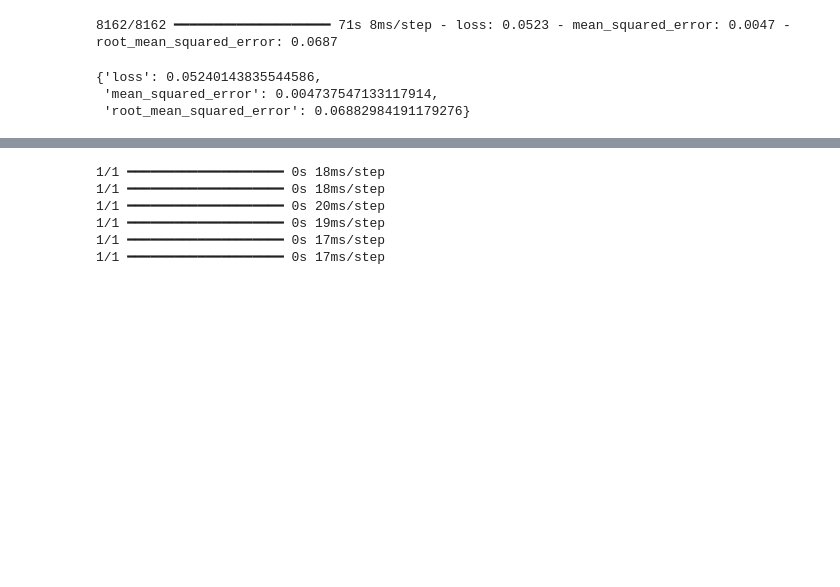
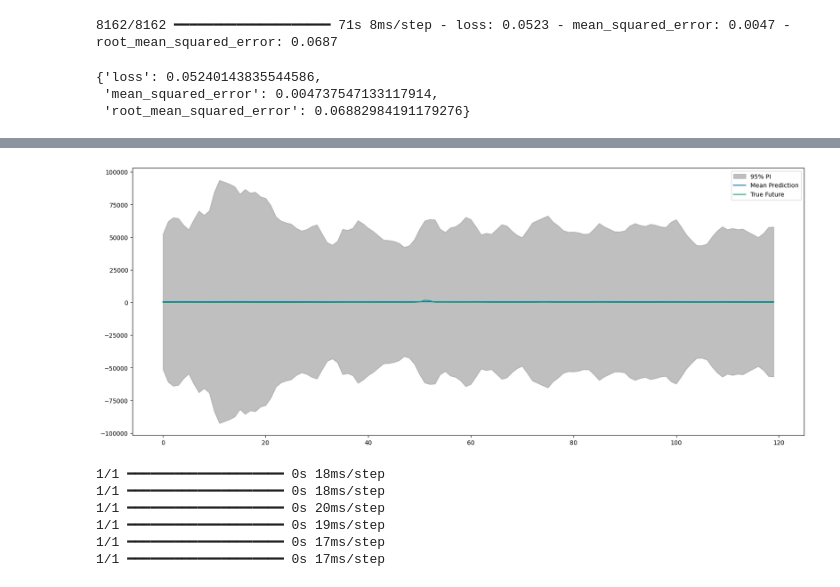
Before and after one commit to dasooni/Seq2seq-Time-series-forecasting, a Jupyter notebook: keras.ipynb, the cells around one changed output, grey strips where cells are left out. Cells and saved outputs as stored; diff of their text form; code cells hidden in the pictures; blank space fills up the shorter version.

```diff
--- a/keras.ipynb
+++ b/keras.ipynb
@@ -652,3 +682,26 @@ plt.plot(np.mean(a, axis=0), label="Mean Prediction")
+# %%
+preds_ = np.array(preds)
+preds_ = scaler_target.inverse_transform(preds_)
+preds_quantiles = np.percentile(preds_, q=[2.5, 97.5], axis=0)
+z_lower = preds_quantiles[0]
+z_upper = preds_quantiles[1]
+
+p_upper = np.mean(preds_, axis = 0) - z_lower * np.std(preds_, axis = 0)
+p_lower = np.mean(preds_, axis = 0) + z_lower * np.std(preds_, axis = 0)
+# %%
+unbatch = sample.as_numpy_iterator().next()
+x, real = unbatch
+# %%
+import matplotlib.pyplot as plt
+plt.figure(figsize=(20, 8))
+plt.style.use('seaborn-colorblind')
+plt.fill_between(np.arange(120), p_upper, p_lower, color='gray', alpha=0.5, label="95% PI")
+plt.plot(np.mean(preds_, axis=0), label="Mean Prediction")
+plt.plot(scaler_target.inverse_transform(real).squeeze(), label="True Future")
+plt.legend()
+plt.show()
+# %% [output]
+[figure, added]
 # %%
 import matplotlib.pyplot as plt
 
```
Also changed, not shown: parts of 14 cells of this notebook, 6 other files.
